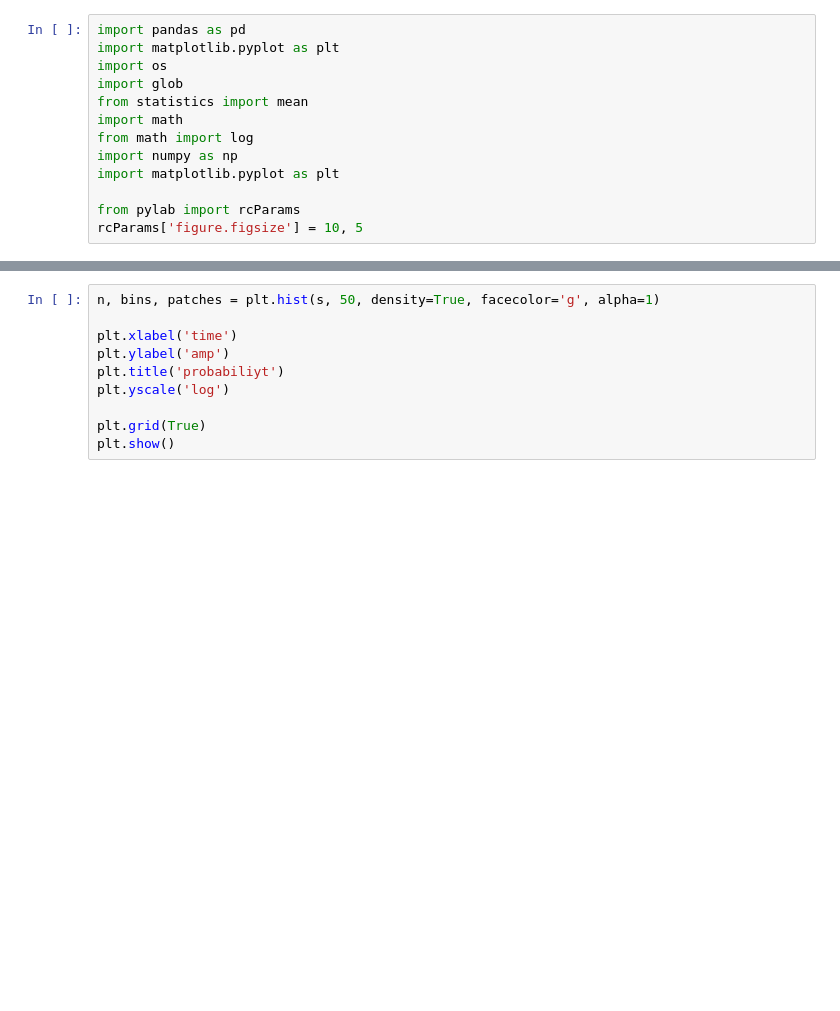
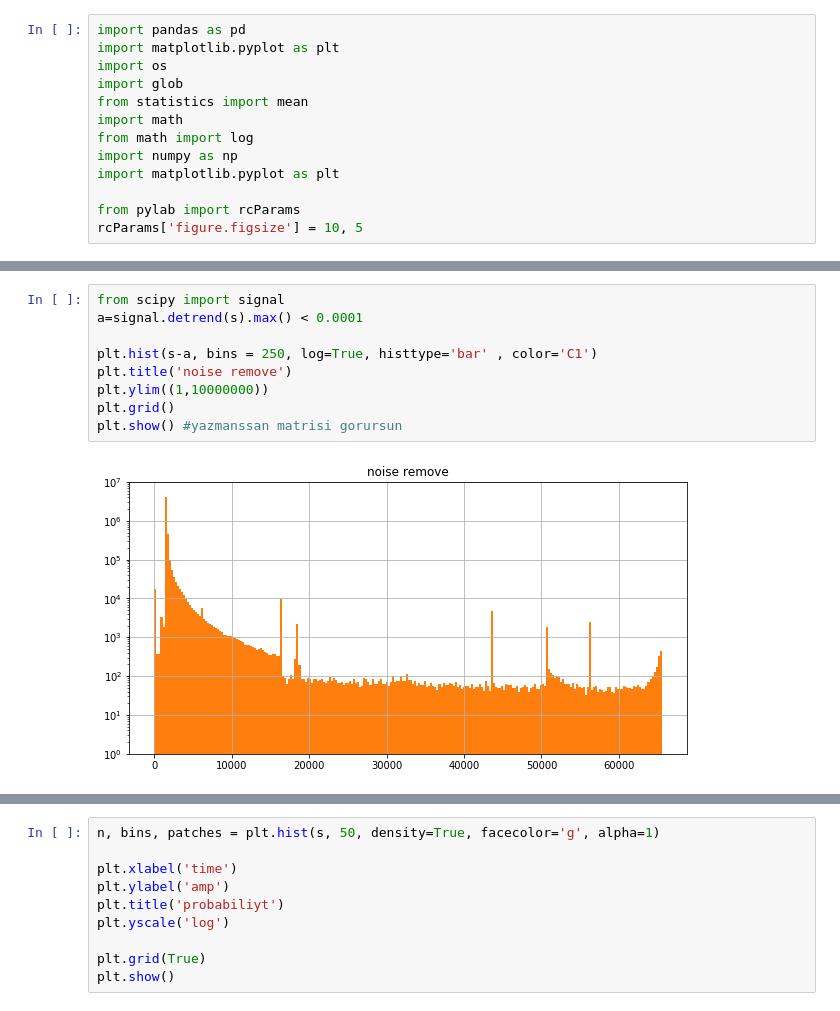
Before and after one commit to fdolek/xflic, a Jupyter notebook: sig2.ipynb, the cells around one changed output, grey strips where cells are left out. Drawn from its saved outputs; the diff is of its cells as text; blank space fills up the shorter version.

```diff
--- a/sig2.ipynb
+++ b/sig2.ipynb
@@ -34,0 +35,11 @@ plt.show()
+# %%
+from scipy import signal
+a=signal.detrend(s).max() < 0.0001
+
+plt.hist(s-a, bins = 250, log=True, histtype='bar' , color='C1')
+plt.title('noise remove')
+plt.ylim((1,10000000))
+plt.grid()
+plt.show() #yazmanssan matrisi gorursun
+# %% [output]
+[figure, added]
```
Also changed, not shown: parts of 7 cells of this notebook.
